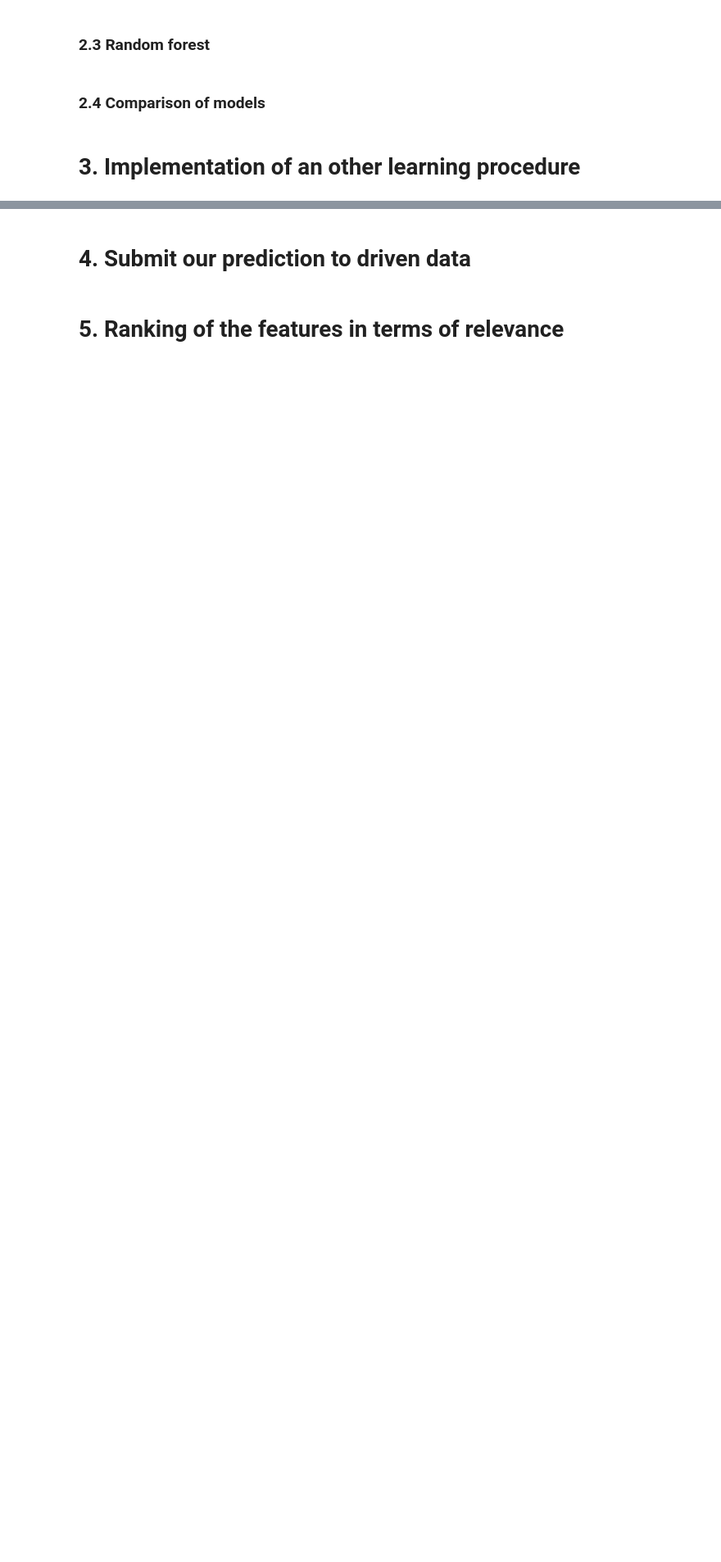
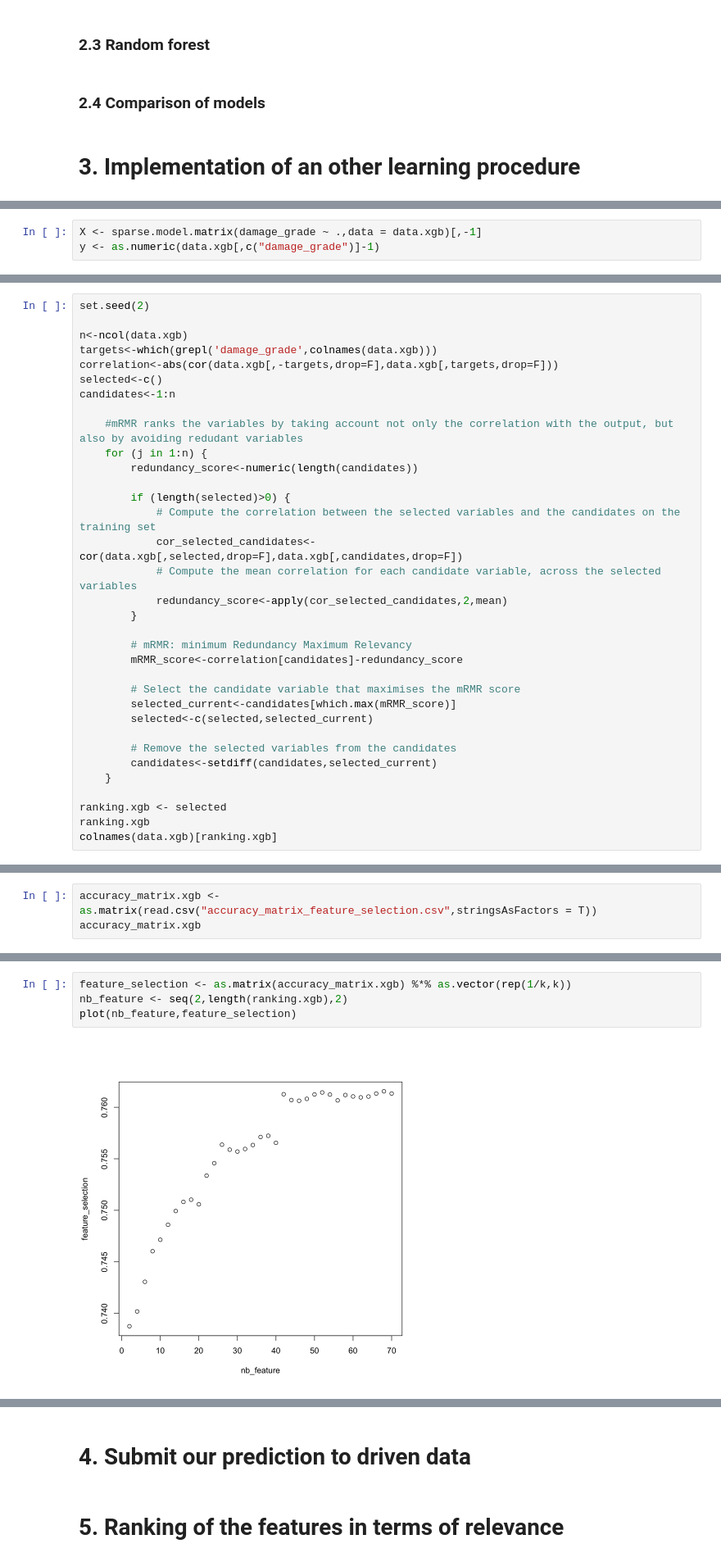
Before and after one commit to bikostet/richter-s-predictor-group-42, a Jupyter notebook: INFOF422 project report.ipynb, the cells around one changed output, grey strips where cells are left out. Shown at 82% size. Drawn from its saved outputs; the diff is of its cells as text; blank space fills up the shorter version.

```diff
--- a/INFOF422 project report.ipynb
+++ b/INFOF422 project report.ipynb
@@ -665,0 +698,3 @@ On vas donc s'areter là
+# %%
+X <- sparse.model.matrix(damage_grade ~ .,data = data.xgb)[,-1]
+y <- as.numeric(data.xgb[,c("damage_grade")]-1)
@@ -665,0 +1018,34 @@ On vas donc s'areter là
+# %%
+set.seed(2)
+
+n<-ncol(data.xgb)
+targets<-which(grepl('damage_grade',colnames(data.xgb)))
+correlation<-abs(cor(data.xgb[,-targets,drop=F],data.xgb[,targets,drop=F]))
+selected<-c()
+candidates<-1:n
+
+    #mRMR ranks the variables by taking account not only the correlation with the output, but also by avoiding redudant variables
+    for (j in 1:n) {
+        redundancy_score<-numeric(length(candidates))
+
+        if (length(selected)>0) {
+            # Compute the correlation between the selected variables and the candidates on the training set
+            cor_selected_candidates<-cor(data.xgb[,selected,drop=F],data.xgb[,candidates,drop=F])
+            # Compute the mean correlation for each candidate variable, across the selected variables
+            redundancy_score<-apply(cor_selected_candidates,2,mean)
+        }
+
+        # mRMR: minimum Redundancy Maximum Relevancy
+        mRMR_score<-correlation[candidates]-redundancy_score
+
+        # Select the candidate variable that maximises the mRMR score
+        selected_current<-candidates[which.max(mRMR_score)]
+        selected<-c(selected,selected_current)
+
+        # Remove the selected variables from the candidates
+        candidates<-setdiff(candidates,selected_current)
+    }
+
+ranking.xgb <- selected
+ranking.xgb
+colnames(data.xgb)[ranking.xgb]
@@ -665,0 +1146,3 @@ On vas donc s'areter là
+# %%
+accuracy_matrix.xgb <- as.matrix(read.csv("accuracy_matrix_feature_selection.csv",stringsAsFactors = T))
+accuracy_matrix.xgb
@@ -665,0 +1168,6 @@ On vas donc s'areter là
+# %%
+feature_selection <- as.matrix(accuracy_matrix.xgb) %*% as.vector(rep(1/k,k))
+nb_feature <- seq(2,length(ranking.xgb),2)
+plot(nb_feature,feature_selection)
+# %% [output]
+[figure, added]
```
Also changed, not shown: parts of 36 cells of this notebook.
